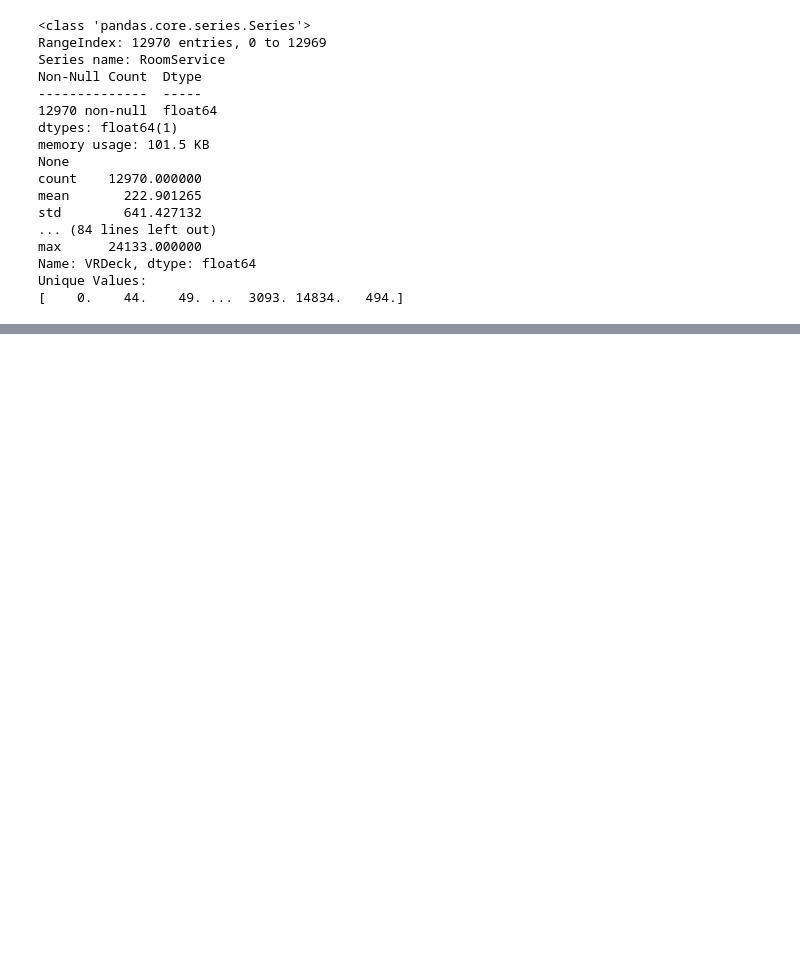
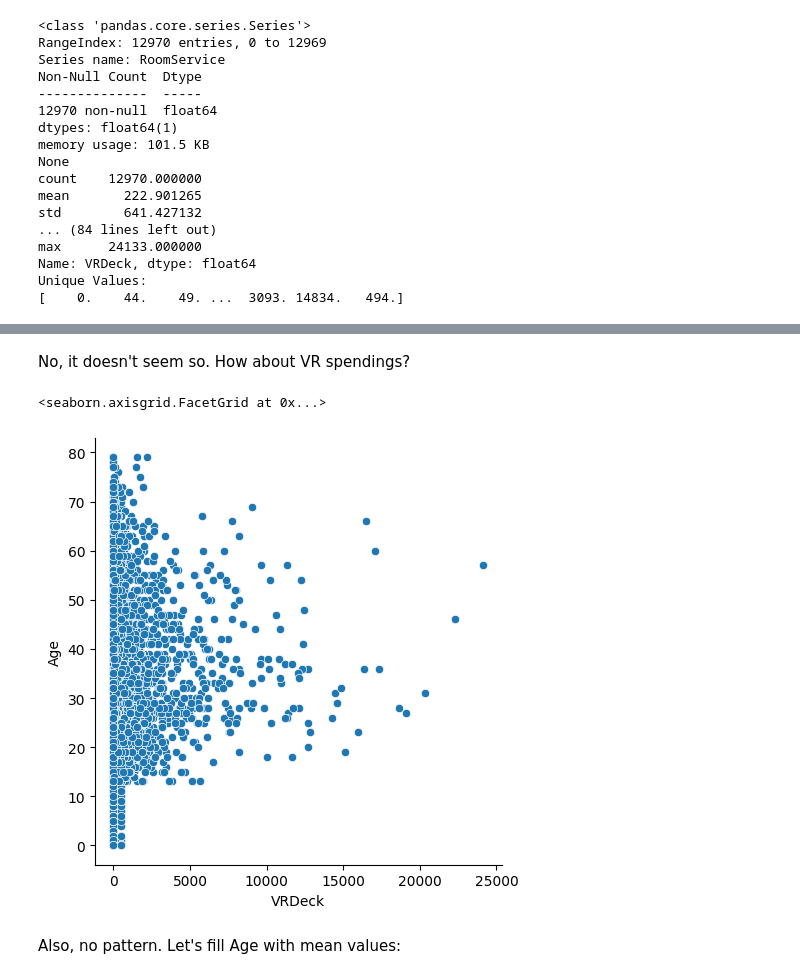
Before and after one commit to NickVasenkov/Spaceship, a Jupyter notebook: notebook.ipynb, the cells around one changed output, grey strips where cells are left out. Saved outputs shown, nothing was run; the diff lists cells and outputs as text; code cells hidden in the pictures; blank space fills up the shorter version.

```diff
--- a/notebook.ipynb
+++ b/notebook.ipynb
@@ -399,0 +409,9 @@ Now we don't have missing values there, as well as negative values.
+# %% [markdown]
+No, it doesn't seem so. How about VR spendings?
+# %%
+sns.relplot(data=data[data['CryoSleep'] == False], x='VRDeck', y='Age')
+# %% [output]
+<seaborn.axisgrid.FacetGrid at 0x...>
+[figure, added]
+# %% [markdown]
+Also, no pattern. Let's fill Age with mean values:
```
Also changed, not shown: parts of 25 cells of this notebook.
